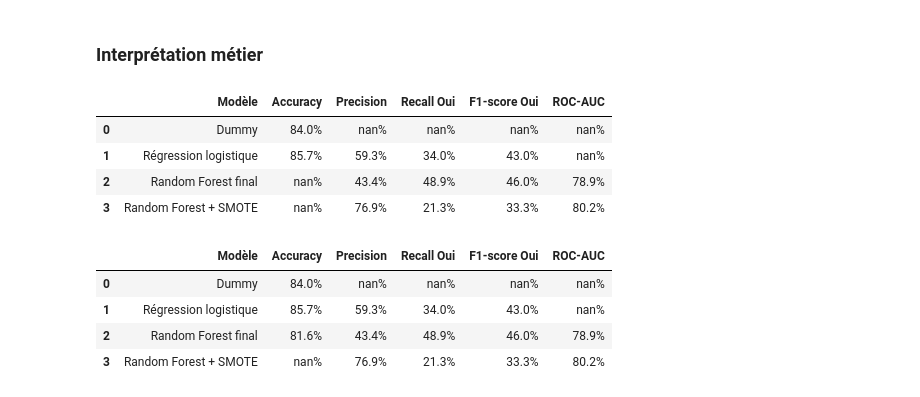
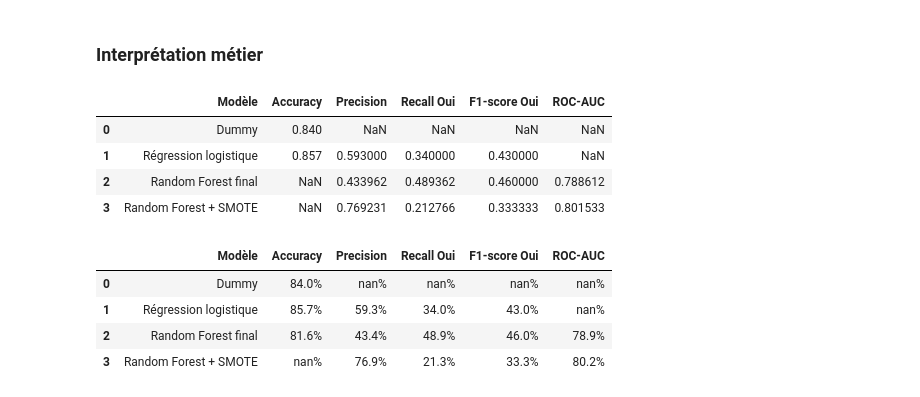
Before and after one commit to rafadmgs/HR_Analytics_Prediction_Turnover_Employee_ESN, a Jupyter notebook: notebooks/P4_E4_amelioration_classification.ipynb, the cells around one changed output. Cells and saved outputs as stored; diff of their text form; code cells hidden in the pictures.

```diff
--- a/notebooks/P4_E4_amelioration_classification.ipynb
+++ b/notebooks/P4_E4_amelioration_classification.ipynb
@@ -660,0 +582,9 @@ Prédictions Out-of-Fold terminées.
+# %%
+# Prédictions Out-of-Fold
+
+from src.models import generate_oof_predictions
+
+y_train_oof_proba = generate_oof_predictions(
+    X_train,
+    y_train
+)
@@ -850,11 +781,11 @@ plt.show()
 > - L'objectif est d'améliorer la détection des cas d'Attrition et notamment le **rappel**.
 > - Le rééquilibrage est réalisé uniquement sur le jeu d'apprentissage afin d'éviter toute fuite de données.
 # %%
-# Création du SMOTE
-smote = SMOTE(random_state=42)
+# Équilibrage des classes avec SMOTE
 
-# Rééquilibrage uniquement du jeu d'apprentissage
-X_train_smote, y_train_smote = smote.fit_resample(
+from src.models import apply_smote
+
+X_train_smote, y_train_smote = apply_smote(
     X_train,
     y_train
 )
@@ -879,14 +810,14 @@ Name: count, dtype: int64
 # %%
 # Entraînement du modèle avec les données équilibrées
 
-rf_smote = RandomForestClassifier(
-    n_estimators=200,
-    class_weight="balanced",
-    random_state=42
+from src.models import train_random_forest
+
+rf_smote = train_random_forest(
+    X_train_smote,
+    y_train_smote,
+    n_estimators=200
 )
 
-rf_smote.fit(X_train_smote, y_train_smote)
-
 print("Modèle Random Forest entraîné avec SMOTE.")
 # %% [output]
 Modèle Random Forest entraîné avec SMOTE.
@@ -1084,45 +951,38 @@ synthese_modeles = pd.DataFrame({
         np.nan,
         0.593,
         precision_test,
         precision_test_smote
     ],
 
     "Recall Oui": [
         np.nan,
         0.340,
         recall_test,
         recall_test_smote
     ],
 
     "F1-score Oui": [
         np.nan,
         0.430,
         f1_test,
         f1_test_smote
     ],
 
     "ROC-AUC": [
         np.nan,
         np.nan,
         roc_auc_test,
         roc_auc_test_smote
     ]
 })
 
-# Affichage en pourcentage
-synthese_modeles.style.format({
-    "Accuracy": "{:.1%}",
-    "Precision": "{:.1%}",
-    "Recall Oui": "{:.1%}",
-    "F1-score Oui": "{:.1%}",
-    "ROC-AUC": "{:.1%}"
-})
+display(synthese_modeles)
 # %% [output]
 |  | Modèle | Accuracy | Precision | Recall Oui | F1-score Oui | ROC-AUC |
-| 0 | Dummy | 84.0% | nan% | nan% | nan% | nan% |
-| 1 | Régression logistique | 85.7% | 59.3% | 34.0% | 43.0% | nan% |
-| 2 | Random Forest final | nan% | 43.4% | 48.9% | 46.0% | 78.9% |
-| 3 | Random Forest + SMOTE | nan% | 76.9% | 21.3% | 33.3% | 80.2% |
+| 0 | Dummy | 0.840 | NaN | NaN | NaN | NaN |
+| 1 | Régression logistique | 0.857 | 0.593000 | 0.340000 | 0.430000 | NaN |
+| 2 | Random Forest final | NaN | 0.433962 | 0.489362 | 0.460000 | 0.788612 |
+| 3 | Random Forest + SMOTE | NaN | 0.769231 | 0.212766 | 0.333333 | 0.801533 |
 # %%
 # Comparaison finale des modèles
 
```
Also changed, not shown: parts of 29 cells of this notebook, 7 other files.
